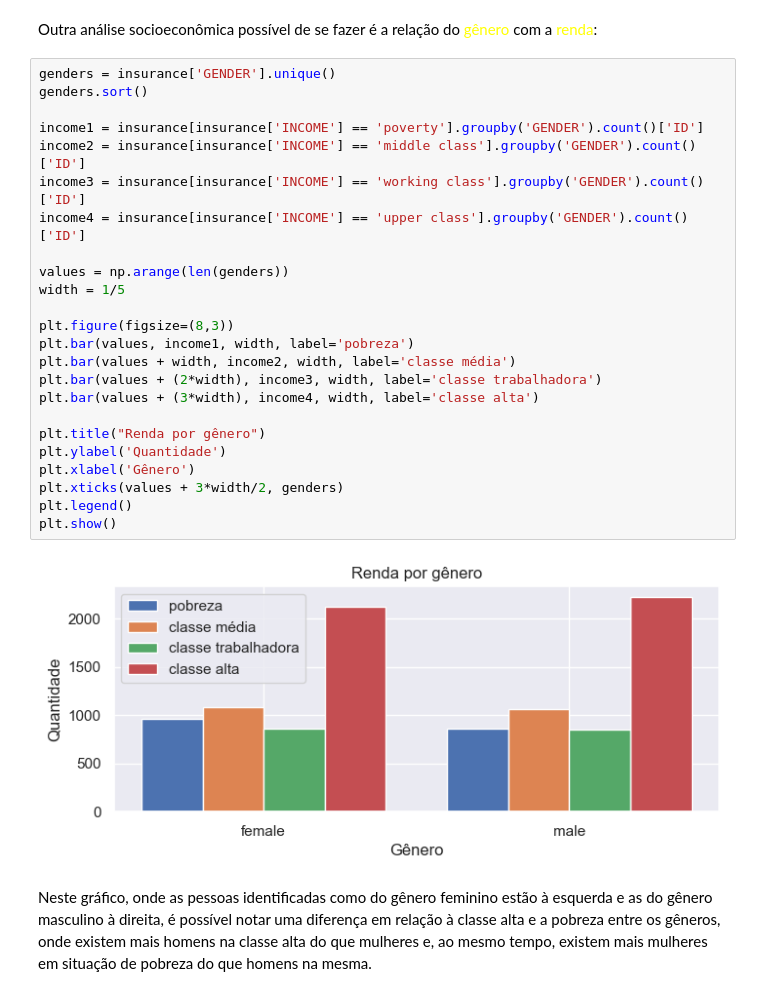
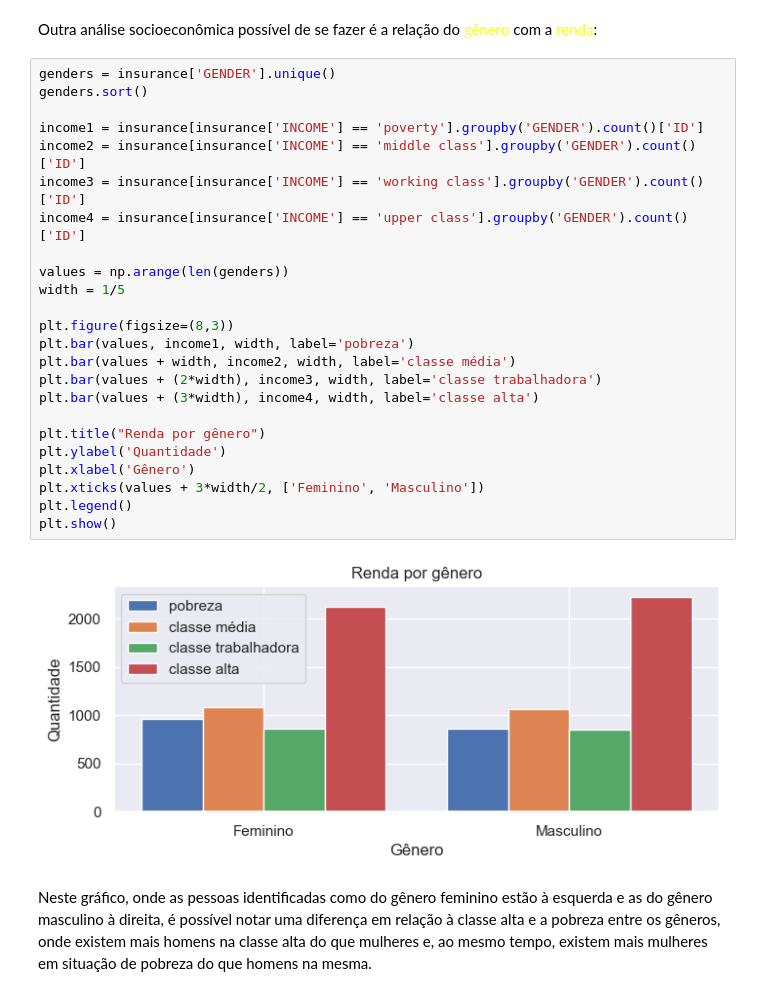
Before and after one commit to AlexsanderBenatti/Turing-case, a Jupyter notebook: Análise I/analise_e_modelos.ipynb, the cells around one changed output. Drawn from its saved outputs; the diff is of its cells as text.

```diff
--- a/Análise I/analise_e_modelos.ipynb
+++ b/Análise I/analise_e_modelos.ipynb
@@ -217,29 +217,29 @@ Outra análise socioeconômica possível de se fazer é a relação do <font col
 # %%
 genders = insurance['GENDER'].unique()
 genders.sort()
 
 income1 = insurance[insurance['INCOME'] == 'poverty'].groupby('GENDER').count()['ID']
 income2 = insurance[insurance['INCOME'] == 'middle class'].groupby('GENDER').count()['ID']
 income3 = insurance[insurance['INCOME'] == 'working class'].groupby('GENDER').count()['ID']
 income4 = insurance[insurance['INCOME'] == 'upper class'].groupby('GENDER').count()['ID']
 
 values = np.arange(len(genders))
 width = 1/5
 
 plt.figure(figsize=(8,3))
 plt.bar(values, income1, width, label='pobreza')
 plt.bar(values + width, income2, width, label='classe média')
 plt.bar(values + (2*width), income3, width, label='classe trabalhadora')
 plt.bar(values + (3*width), income4, width, label='classe alta')
 
 plt.title("Renda por gênero")
 plt.ylabel('Quantidade')
 plt.xlabel('Gênero')
-plt.xticks(values + 3*width/2, genders)
+plt.xticks(values + 3*width/2, ['Feminino', 'Masculino'])
 plt.legend()
 plt.show()
 # %% [output]
-[figure, old version]
+[figure, new version]
 # %% [markdown]
 Neste gráfico, onde as pessoas identificadas como do gênero feminino estão à esquerda e as do gênero masculino à direita, é possível notar uma diferença em relação à classe alta e a pobreza entre os gêneros, onde existem mais homens na classe alta do que mulheres e, ao mesmo tempo, existem mais mulheres em situação de pobreza do que homens na mesma.
 # %% [markdown]
```
Also changed, not shown: parts of 15 cells of this notebook.
